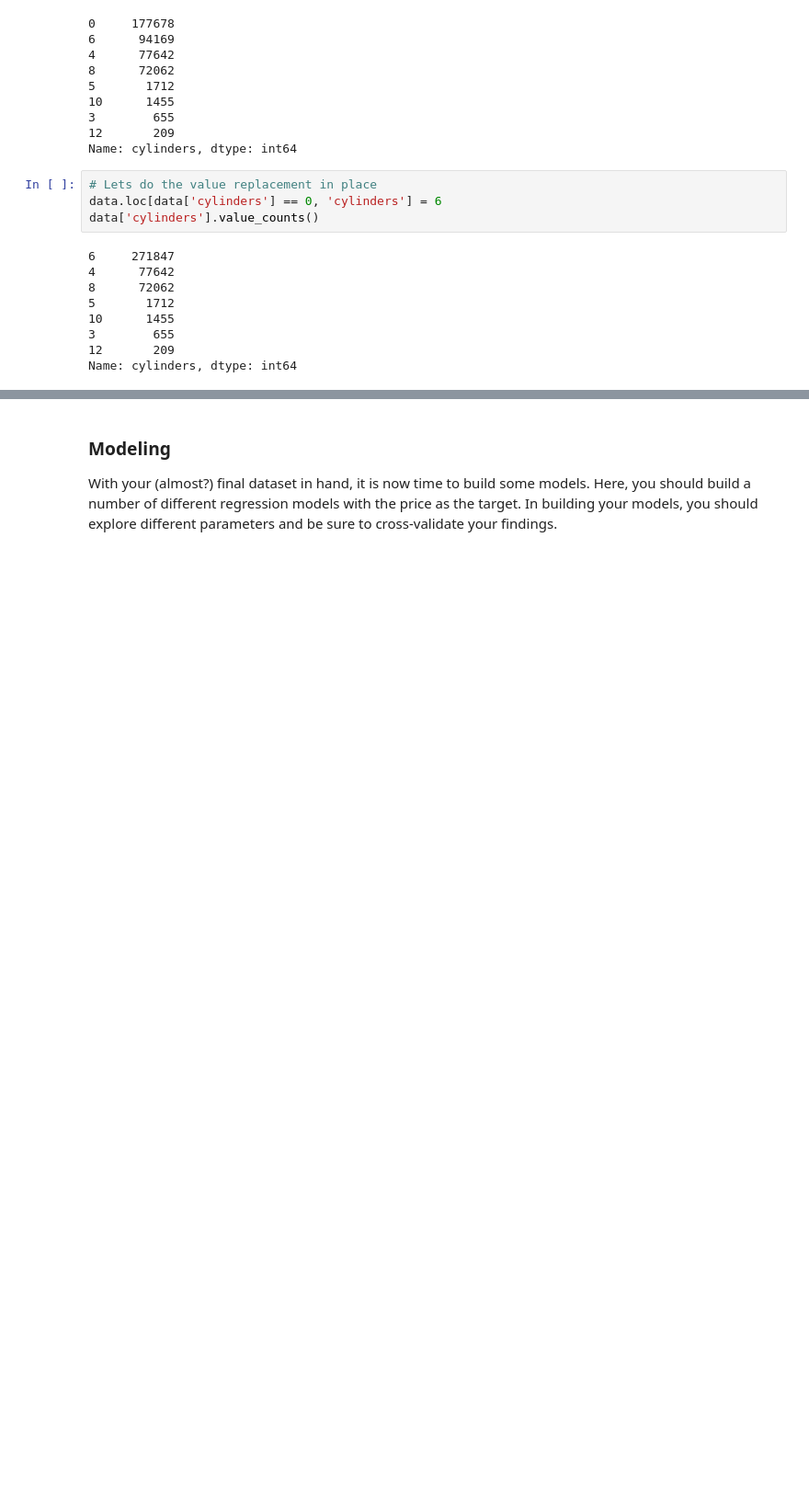
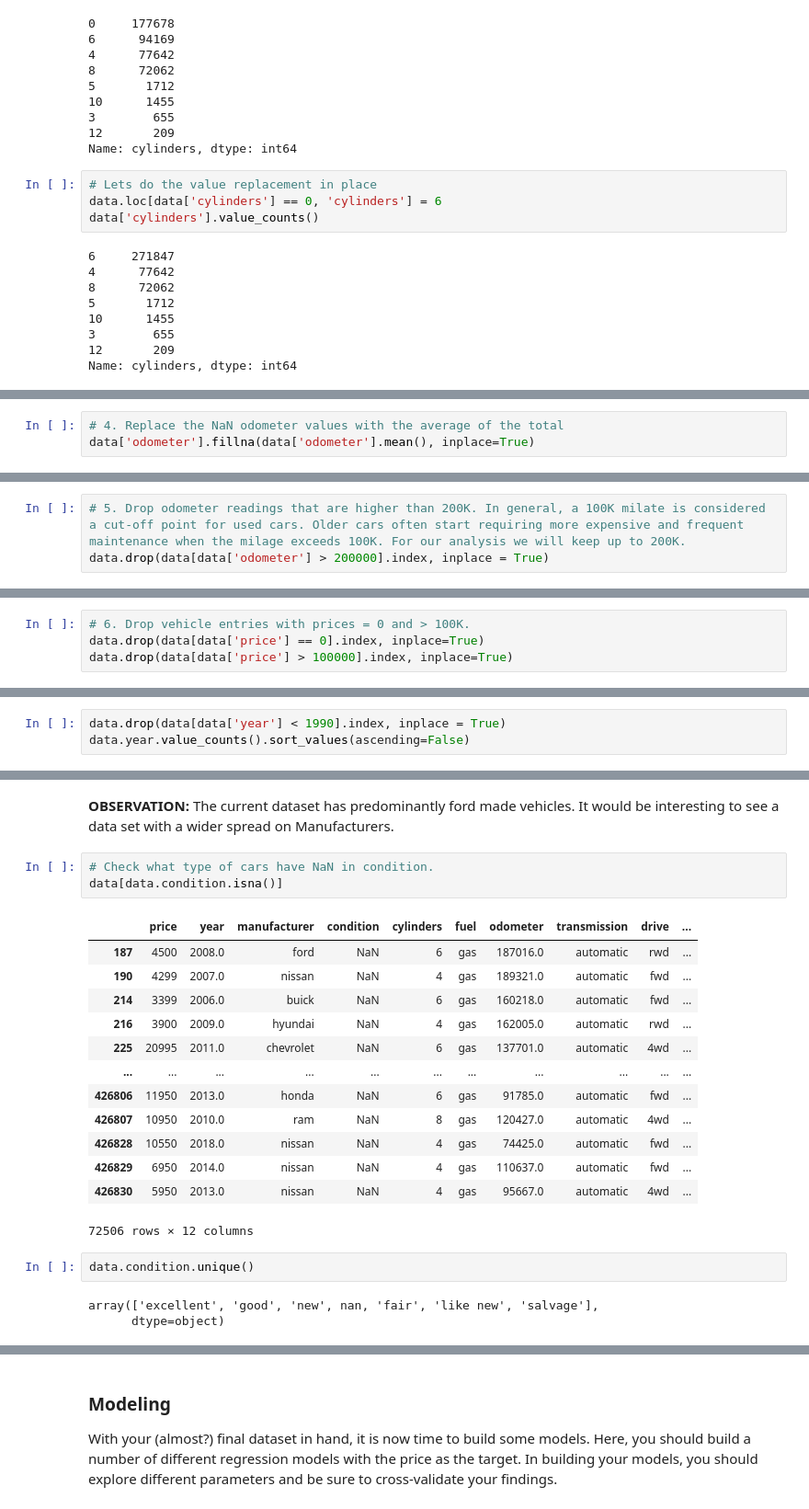
Before and after one commit to leonyi/zero-to-ml_ai-mastery, a Jupyter notebook: practical-application2-used-cars-analysis/used-cars-analysis.ipynb, the cells around one changed output, grey strips where cells are left out. Shown at 92% size. Saved outputs shown, nothing was run; the diff lists cells and outputs as text; blank space fills up the shorter version.

```diff
--- a/practical-application2-used-cars-analysis/used-cars-analysis.ipynb
+++ b/practical-application2-used-cars-analysis/used-cars-analysis.ipynb
@@ -405,0 +530,3 @@ sns.lmplot(data=data, x='cylinders', y='price',hue='transmission', fit_reg=False
+# %%
+# 4. Replace the NaN odometer values with the average of the total
+data['odometer'].fillna(data['odometer'].mean(), inplace=True)
@@ -405,0 +574,3 @@ sns.lmplot(data=data, x='cylinders', y='price',hue='transmission', fit_reg=False
+# %%
+# 5. Drop odometer readings that are higher than 200K. In general, a 100K milate is considered a cut-off point for used cars. Older cars often start requiring more expensive and frequent maintenance when the milage exceeds 100K. For our analysis we will keep up to 200K.
+data.drop(data[data['odometer'] > 200000].index, inplace = True)
@@ -405,0 +579,4 @@ sns.lmplot(data=data, x='cylinders', y='price',hue='transmission', fit_reg=False
+# %%
+# 6. Drop vehicle entries with prices = 0 and > 100K.
+data.drop(data[data['price'] == 0].index, inplace=True)
+data.drop(data[data['price'] > 100000].index, inplace=True)
@@ -405,0 +706,3 @@ sns.lmplot(data=data, x='cylinders', y='price',hue='transmission', fit_reg=False
+# %%
+data.drop(data[data['year'] < 1990].index, inplace = True)
+data.year.value_counts().sort_values(ascending=False)
@@ -405,0 +739,24 @@ sns.lmplot(data=data, x='cylinders', y='price',hue='transmission', fit_reg=False
+# %% [markdown]
+**OBSERVATION:** The current dataset has predominantly ford made vehicles. It would be interesting to see a data set with a wider spread on Manufacturers.
+# %%
+# Check what type of cars have NaN in condition.
+data[data.condition.isna()]
+# %% [output]
+|  | price | year | manufacturer | condition | cylinders | fuel | odometer | transmission | drive | ... |
+| 187 | 4500 | 2008.0 | ford | NaN | 6 | gas | 187016.0 | automatic | rwd | ... |
+| 190 | 4299 | 2007.0 | nissan | NaN | 4 | gas | 189321.0 | automatic | fwd | ... |
+| 214 | 3399 | 2006.0 | buick | NaN | 6 | gas | 160218.0 | automatic | fwd | ... |
+| 216 | 3900 | 2009.0 | hyundai | NaN | 4 | gas | 162005.0 | automatic | rwd | ... |
+| 225 | 20995 | 2011.0 | chevrolet | NaN | 6 | gas | 137701.0 | automatic | 4wd | ... |
+| ... | ... | ... | ... | ... | ... | ... | ... | ... | ... | ... |
+| 426806 | 11950 | 2013.0 | honda | NaN | 6 | gas | 91785.0 | automatic | fwd | ... |
+| 426807 | 10950 | 2010.0 | ram | NaN | 8 | gas | 120427.0 | automatic | 4wd | ... |
+| 426828 | 10550 | 2018.0 | nissan | NaN | 4 | gas | 74425.0 | automatic | fwd | ... |
+| 426829 | 6950 | 2014.0 | nissan | NaN | 4 | gas | 110637.0 | automatic | fwd | ... |
+| 426830 | 5950 | 2013.0 | nissan | NaN | 4 | gas | 95667.0 | automatic | 4wd | ... |
+72506 rows × 12 columns
+# %%
+data.condition.unique()
+# %% [output]
+array(['excellent', 'good', 'new', nan, 'fair', 'like new', 'salvage'],
+      dtype=object)
```
Also changed, not shown: parts of 79 cells of this notebook, 4 other files.
